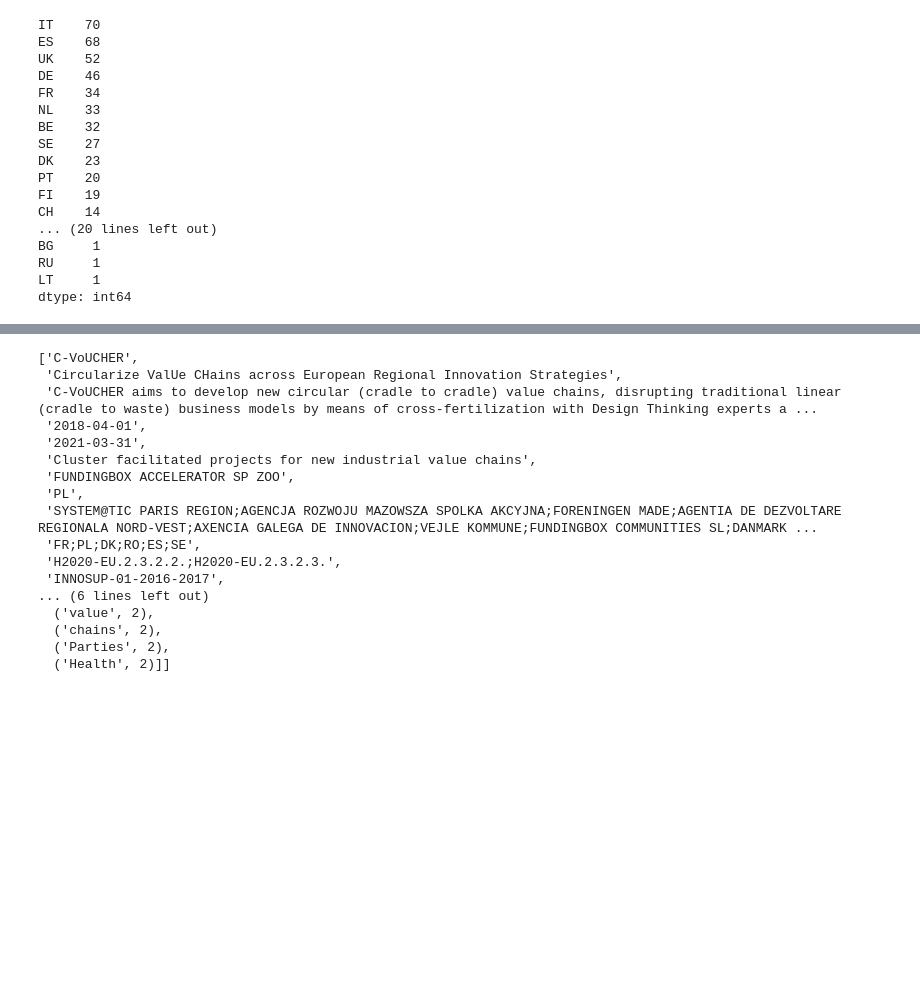
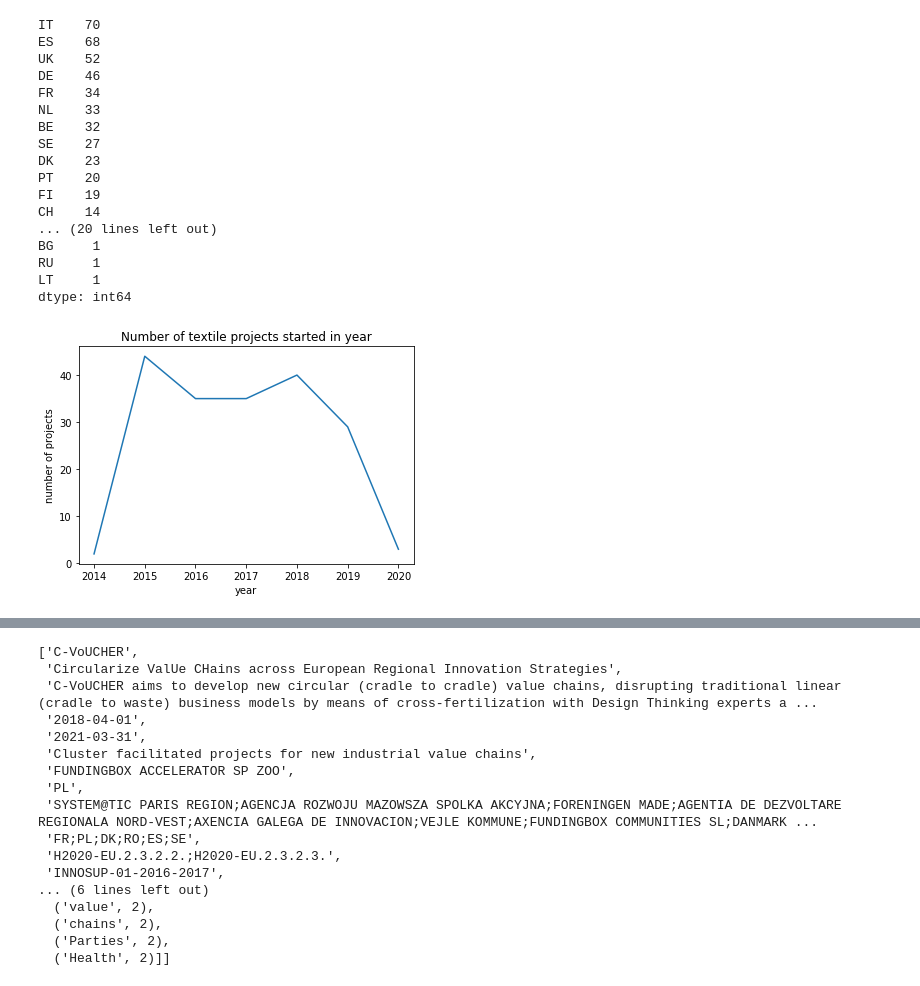
Before and after one commit to Aguesses/beforeAndAfter7, a Jupyter notebook: H2020_projects_NLTK.ipynb, the cells around one changed output, grey strips where cells are left out. Drawn from its saved outputs; the diff is of its cells as text; code cells hidden in the pictures; blank space fills up the shorter version.

```diff
--- a/H2020_projects_NLTK.ipynb
+++ b/H2020_projects_NLTK.ipynb
@@ -184,6 +228,25 @@ BG     1
 RU     1
 LT     1
 dtype: int64
+# %%
+# number of accepted projects in year
+import datetime
+import matplotlib.pyplot as plt
+fmt = "%Y-%m-%d"
+textile['startDate'] = pd.to_datetime(textile['startDate'], format=fmt)
+textile['startingYear'] = textile['startDate'].dt.year
+projects_per_year = pd.DataFrame(textile.groupby(['startingYear'])['acronym'].count())
+
+ax= plt.subplot()
+x = projects_per_year.index
+y = projects_per_year['acronym']
+ax.set_title("Number of textile projects started in year")
+ax.set_xlabel("year")
+ax.set_ylabel('number of projects')
+plt.plot(x,y)
+plt.show()
+# %% [output]
+[figure, added]
 # %%
 # tokenize the objectives of each project
 # I used RegexpTokenize to eliminate punctuation, ...
```
Also changed, not shown: parts of 7 cells of this notebook, 1 other file.
